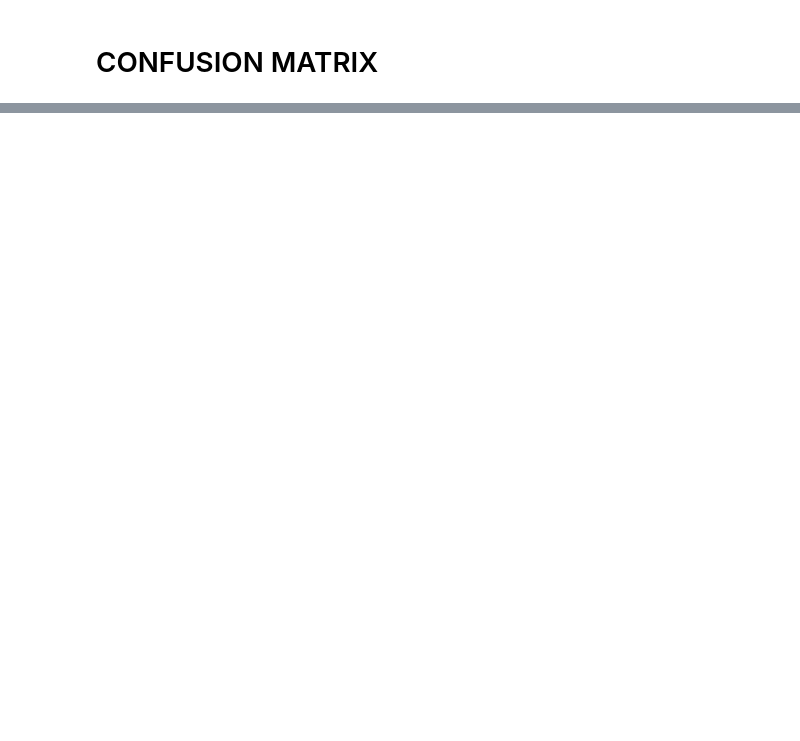
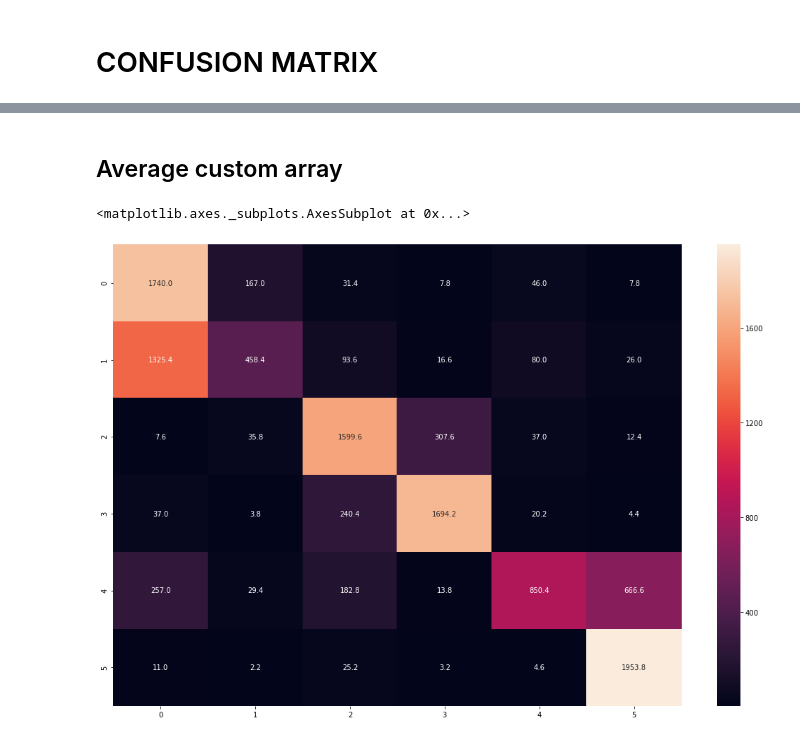
Before and after one commit to kalfasyan/wingbeat_frequencies, a Jupyter notebook: Jupyter_Notebooks/PAPER1_FETCHING RESULTS.ipynb, the cells around one changed output, grey strips where cells are left out. Cells and saved outputs as stored; diff of their text form; code cells hidden in the pictures; blank space fills up the shorter version.

```diff
--- a/Jupyter_Notebooks/PAPER1_FETCHING RESULTS.ipynb
+++ b/Jupyter_Notebooks/PAPER1_FETCHING RESULTS.ipynb
@@ -217,0 +182,13 @@ sns.heatmap(cm, xticklabels=labels, yticklabels=labels, annot=True, fmt='.0f')
+# %% [markdown]
+## Average custom array
+# %%
+cms = []
+for i in range(5):
+    cms.append(result_confusion_mat(data_setting = 'raw', model_setting = 'dl4tsc_res', splitting='custom', cus=i, plot=False))
+cmfinal = np.average(cms, axis=0)
+
+plt.figure(figsize=(18,12))
+sns.heatmap(cmfinal, annot=True, fmt='.01f')
+# %% [output]
+<matplotlib.axes._subplots.AxesSubplot at 0x...>
+[figure, added]
```
Also changed, not shown: parts of 10 cells of this notebook, 1 other file.
